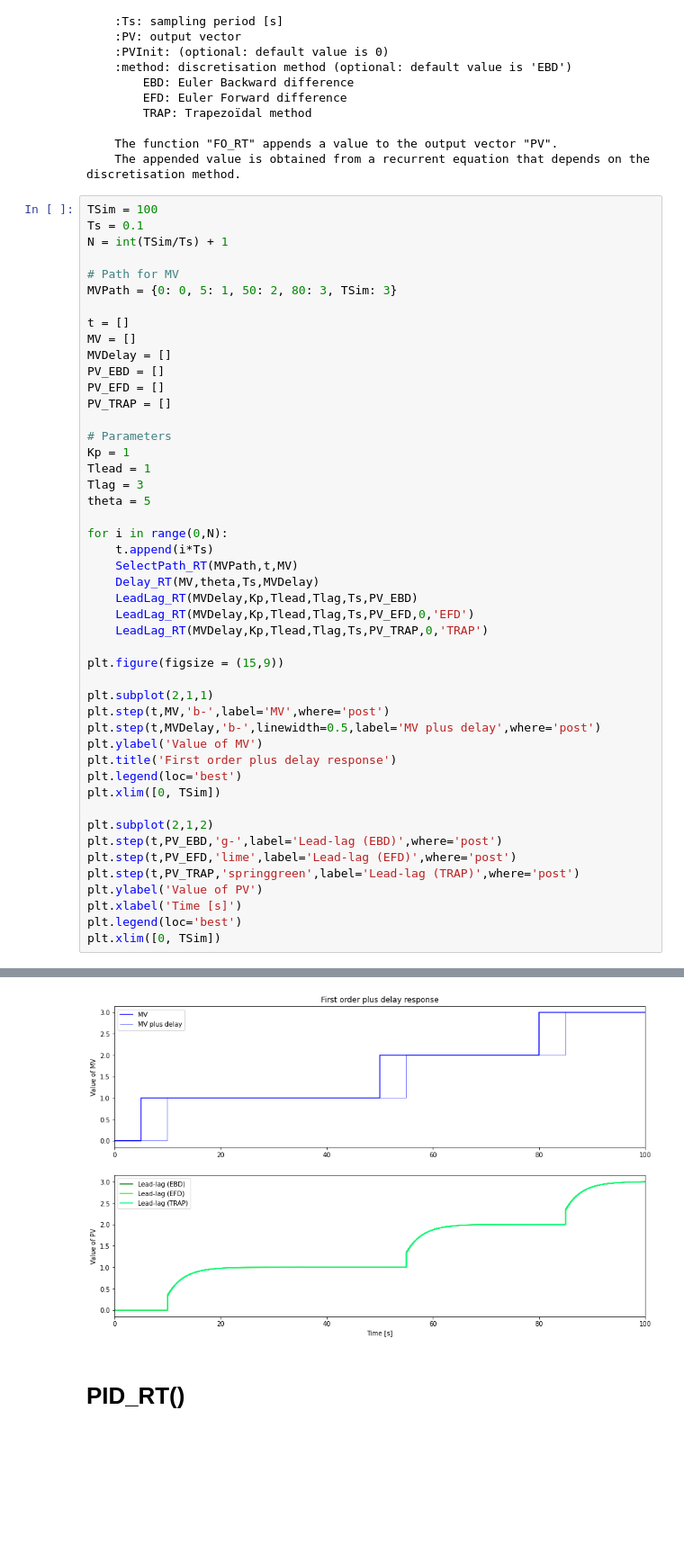
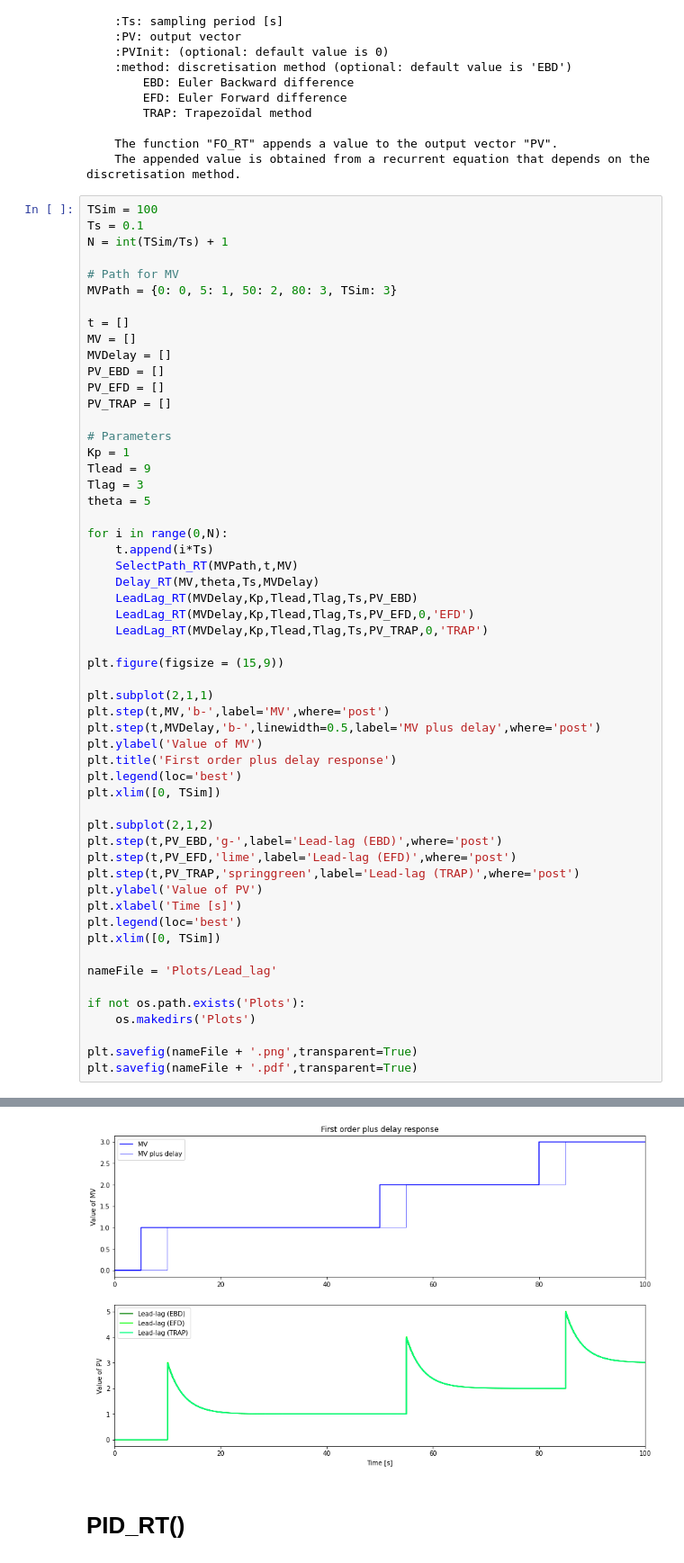
Before and after one commit to 195344/Labo_Control_Theory, a Jupyter notebook: package_LAB.ipynb, the cells around one changed output, grey strips where cells are left out. Shown at 90% size. Cells and saved outputs as stored; diff of their text form; blank space fills up the shorter version.

```diff
--- a/package_LAB.ipynb
+++ b/package_LAB.ipynb
@@ -56,7 +58,7 @@ PV_TRAP = []
 
 # Parameters
 Kp = 1
-Tlead = 1
+Tlead = 9
 Tlag = 3
 theta = 5
 
@@ -86,4 +88,12 @@ plt.ylabel('Value of PV')
 plt.xlabel('Time [s]')
 plt.legend(loc='best')
 plt.xlim([0, TSim])
+
+nameFile = 'Plots/Lead_lag'
+
+if not os.path.exists('Plots'):
+    os.makedirs('Plots')
+
+plt.savefig(nameFile + '.png',transparent=True)
+plt.savefig(nameFile + '.pdf',transparent=True)
 # %% [output]
@@ -91,4 +100,4 @@ plt.xlim([0, TSim])
-[figure, old version]
+[figure, new version]
 # %% [markdown]
 # PID_RT()
 # %%
```
Also changed, not shown: parts of 2 cells of this notebook, 31 other files.
